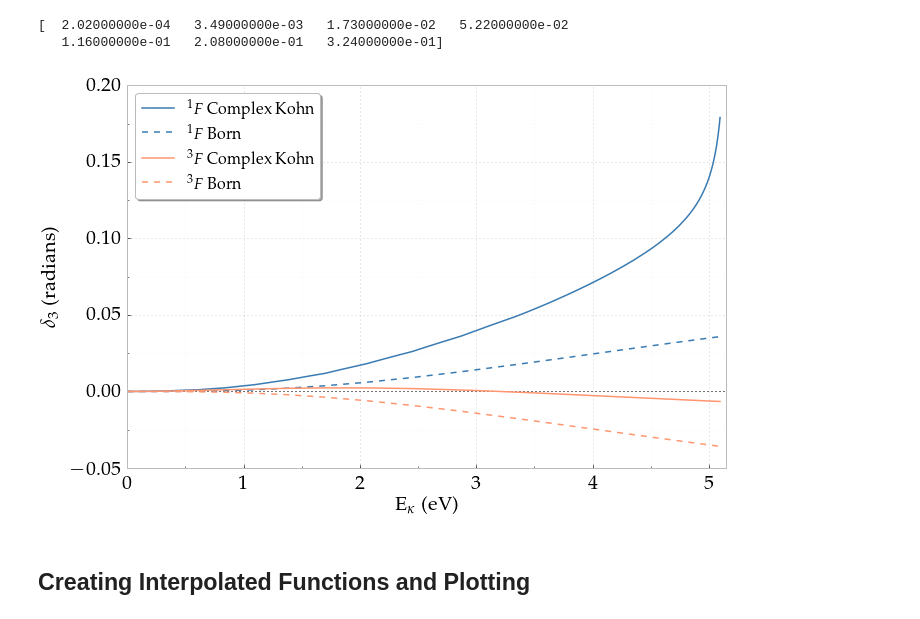
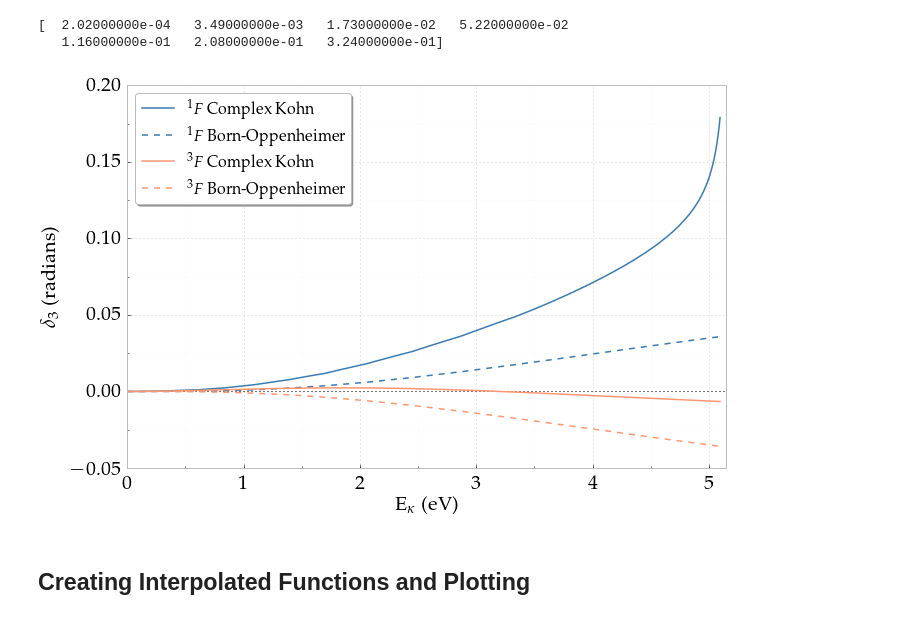
Before and after one commit to DentonW/Papers, a Jupyter notebook: PRA PsH/IPython/Paper Images.ipynb, the cells around one changed output. Drawn from its saved outputs; the diff is of its cells as text; code cells hidden in the pictures.

Commit message:
- Paper: Description of Born changed - Dissertation: Before Dr. Quintanilla's first round of changes

```diff
--- a/PRA PsH/IPython/Paper Images.ipynb
+++ b/PRA PsH/IPython/Paper Images.ipynb
@@ -182,30 +182,30 @@ sub3D = GetSubset(kappa3D, WaltersK, phase3D)
 # %%
 #fig = pyplot.figure(figsize=(10, 6.7*3))
 
 # F-Wave
 #pyplot.subplot(3, 1, 1)
 pyplot.axhline(y=0, color='black', ls='dotted', lw=1)
 #df.plot(x='E', y='Phase1F', marker='.', markersize=0.01, label='$^1F$ Complex Kohn', color=singletcolor)
 pyplot.plot(df['E'], df['Phase1F'], marker='.', markersize=0.01, label='$^1F$ Complex Kohn', color=singletcolor)
-pyplot.plot(E1F, sls1F, '--', marker='o', markersize=0.01, label='$^1F$ Born', color=singletcolor)
+pyplot.plot(E1F, sls1F, '--', marker='o', markersize=0.01, label='$^1F$ Born-Oppenheimer', color=singletcolor)
 #df.plot(x='E', y='Phase3F', marker='.', markersize=0.01, label='$^3F$ Complex Kohn', color=tripletcolor)
 pyplot.plot(df['E'], df['Phase3F'], marker='.', markersize=0.01, label='$^3F$ Complex Kohn', color=tripletcolor)
-pyplot.plot(E3F, sls3F, '--', marker='o', markersize=0.01, label='$^3F$ Born', color=tripletcolor)
+pyplot.plot(E3F, sls3F, '--', marker='o', markersize=0.01, label='$^3F$ Born-Oppenheimer', color=tripletcolor)
 pyplot.xlabel(r"${\rm{E}}_{\kappa}$ (eV)")
 #ax = plt.gca()
 #ax.set_xticklabels([])
 #ax.text(2.4, 0.18, '(a)', fontsize=22)
 pyplot.ylabel(r"$\delta_3$ (radians)")
 pyplot.xlim([0,5.15])
 pyplot.legend()
 FixPlot(plt)
 
 plt.tight_layout()
 
 pyplot.savefig("fwave-phases.pdf", bbox_inches='tight')
 pyplot.show()
 # %% [output]
-[figure, old version]
+[figure, new version]
 # %% [markdown]
 ## Creating Interpolated Functions and Plotting
 # %% [markdown]
```
Also changed, not shown: parts of 1 cell of this notebook, 10 other files.
